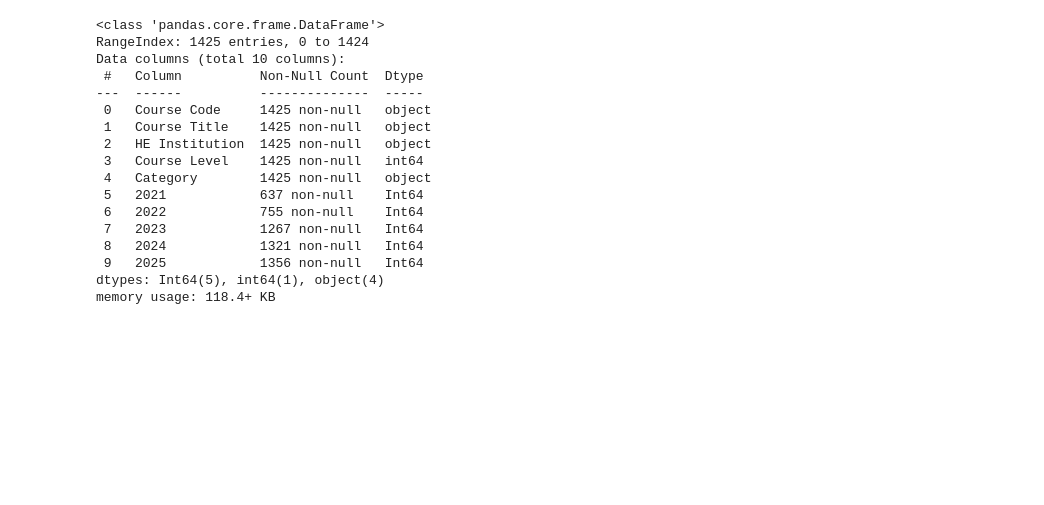
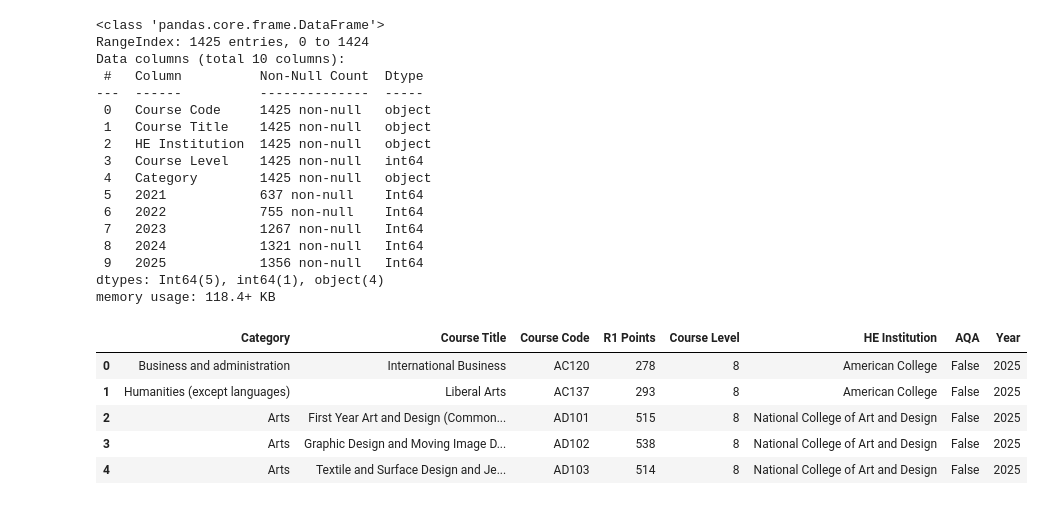
Before and after one commit to orrlakav/CAO-dashboard, a Jupyter notebook: CAO_data.ipynb, the cells around one changed output. Drawn from its saved outputs; the diff is of its cells as text; code cells hidden in the pictures; blank space fills up the shorter version.

```diff
--- a/CAO_data.ipynb
+++ b/CAO_data.ipynb
@@ -724,3 +719,20 @@ course_history.to_csv(
     "Data/CAO_course_history.csv",
     index=False
 )
+# %%
+#fix titles for 2025
+data2025_clean = data2025_clean.rename(
+    columns={
+        "CATEGORY (ISCED Description)": "Category",
+        "HEI": "HE Institution"
+    }
+)
+# %%
+data2025_clean.head()
+# %% [output]
+|  | Category | Course Title | Course Code | R1 Points | Course Level | HE Institution | AQA | Year |
+| 0 | Business and administration | International Business | AC120 | 278 | 8 | American College | False | 2025 |
+| 1 | Humanities (except languages) | Liberal Arts | AC137 | 293 | 8 | American College | False | 2025 |
+| 2 | Arts | First Year Art and Design (Common... | AD101 | 515 | 8 | National College of Art and Design | False | 2025 |
+| 3 | Arts | Graphic Design and Moving Image D... | AD102 | 538 | 8 | National College of Art and Design | False | 2025 |
+| 4 | Arts | Textile and Surface Design and Je... | AD103 | 514 | 8 | National College of Art and Design | False | 2025 |
```
Also changed, not shown: parts of 2 cells of this notebook.
